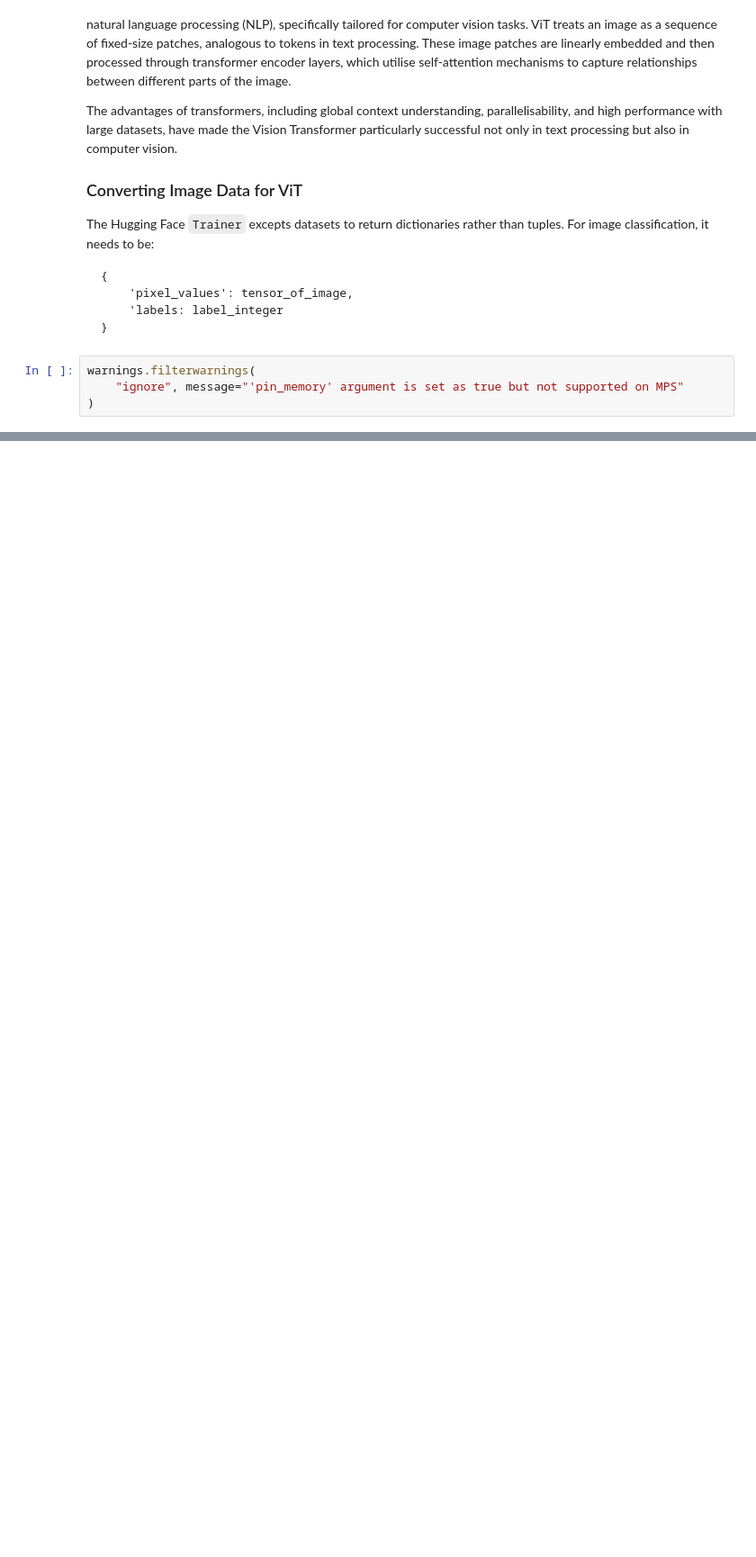
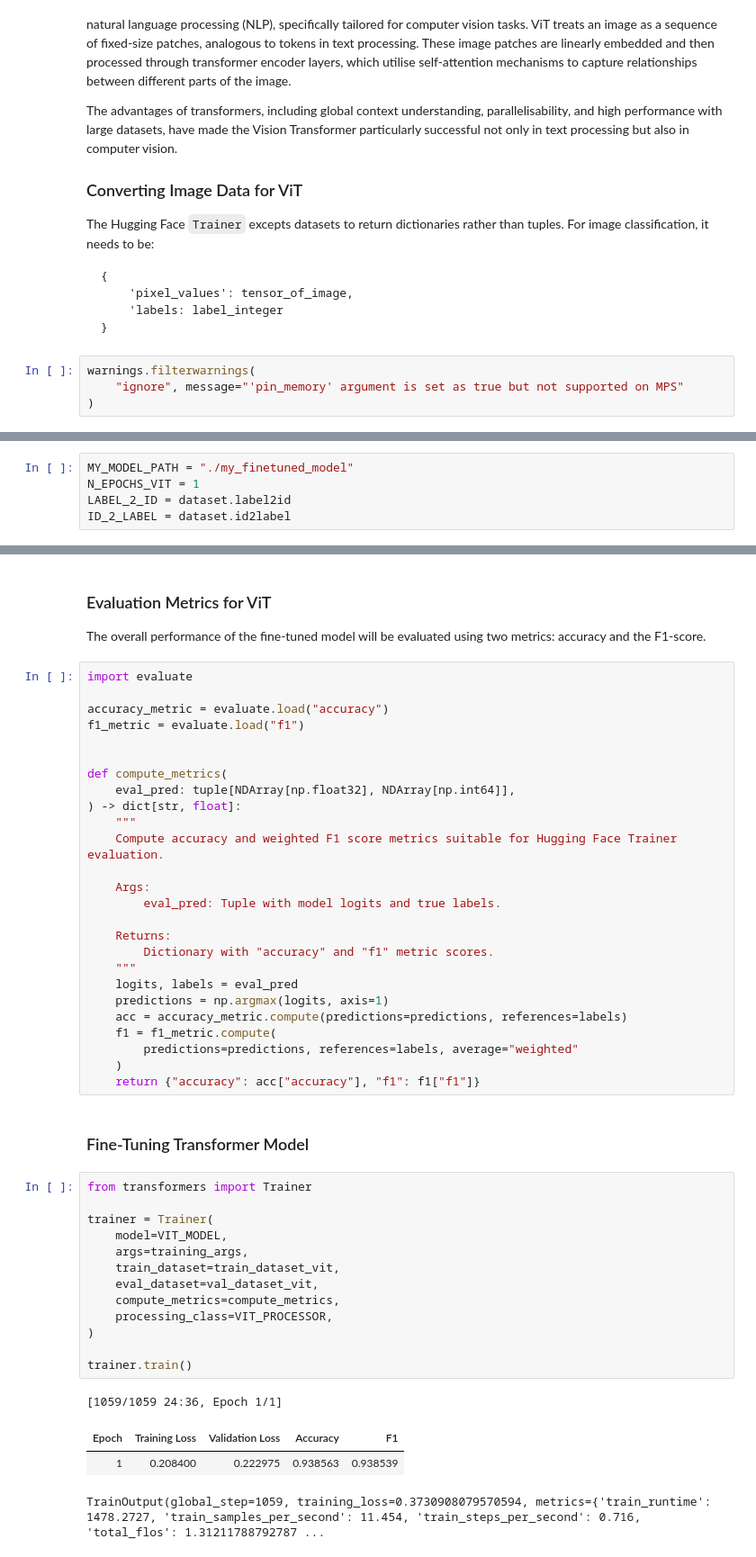
Before and after one commit to tsu76i/DS-playground, a Jupyter notebook: 3. Practical Exercises/3.2 Deep Learning/3.2.1 Computer Vision/6_respiratory_disease_classification.ipynb, the cells around one changed output, grey strips where cells are left out. Shown at 90% size. Saved outputs shown, nothing was run; the diff lists cells and outputs as text; blank space fills up the shorter version.

```diff
--- a/3. Practical Exercises/3.2 Deep Learning/3.2.1 Computer Vision/6_respiratory_disease_classification.ipynb
+++ b/3. Practical Exercises/3.2 Deep Learning/3.2.1 Computer Vision/6_respiratory_disease_classification.ipynb
@@ -1126,0 +1227,5 @@ warnings.filterwarnings(
+# %%
+MY_MODEL_PATH = "./my_finetuned_model"
+N_EPOCHS_VIT = 1
+LABEL_2_ID = dataset.label2id
+ID_2_LABEL = dataset.id2label
@@ -1126,0 +1270,49 @@ warnings.filterwarnings(
+# %% [markdown]
+### Evaluation Metrics for ViT
+The overall performance of the fine‑tuned model will be evaluated using two metrics: accuracy and the F1‑score.
+# %%
+import evaluate
+
+accuracy_metric = evaluate.load("accuracy")
+f1_metric = evaluate.load("f1")
+
+
+def compute_metrics(
+    eval_pred: tuple[NDArray[np.float32], NDArray[np.int64]],
+) -> dict[str, float]:
+    """
+    Compute accuracy and weighted F1 score metrics suitable for Hugging Face Trainer evaluation.
+
+    Args:
+        eval_pred: Tuple with model logits and true labels.
+
+    Returns:
+        Dictionary with "accuracy" and "f1" metric scores.
+    """
+    logits, labels = eval_pred
+    predictions = np.argmax(logits, axis=1)
+    acc = accuracy_metric.compute(predictions=predictions, references=labels)
+    f1 = f1_metric.compute(
+        predictions=predictions, references=labels, average="weighted"
+    )
+    return {"accuracy": acc["accuracy"], "f1": f1["f1"]}
+# %% [markdown]
+### Fine-Tuning Transformer Model
+# %%
+from transformers import Trainer
+
+trainer = Trainer(
+    model=VIT_MODEL,
+    args=training_args,
+    train_dataset=train_dataset_vit,
+    eval_dataset=val_dataset_vit,
+    compute_metrics=compute_metrics,
+    processing_class=VIT_PROCESSOR,
+)
+
+trainer.train()
+# %% [output]
+[1059/1059 24:36, Epoch 1/1]
+| Epoch | Training Loss | Validation Loss | Accuracy | F1 |
+| 1 | 0.208400 | 0.222975 | 0.938563 | 0.938539 |
+TrainOutput(global_step=1059, training_loss=0.3730908079570594, metrics={'train_runtime': 1478.2727, 'train_samples_per_second': 11.454, 'train_steps_per_second': 0.716, 'total_flos': 1.31211788792787 ...
```
Also changed, not shown: parts of 20 cells of this notebook, 1 other file.
